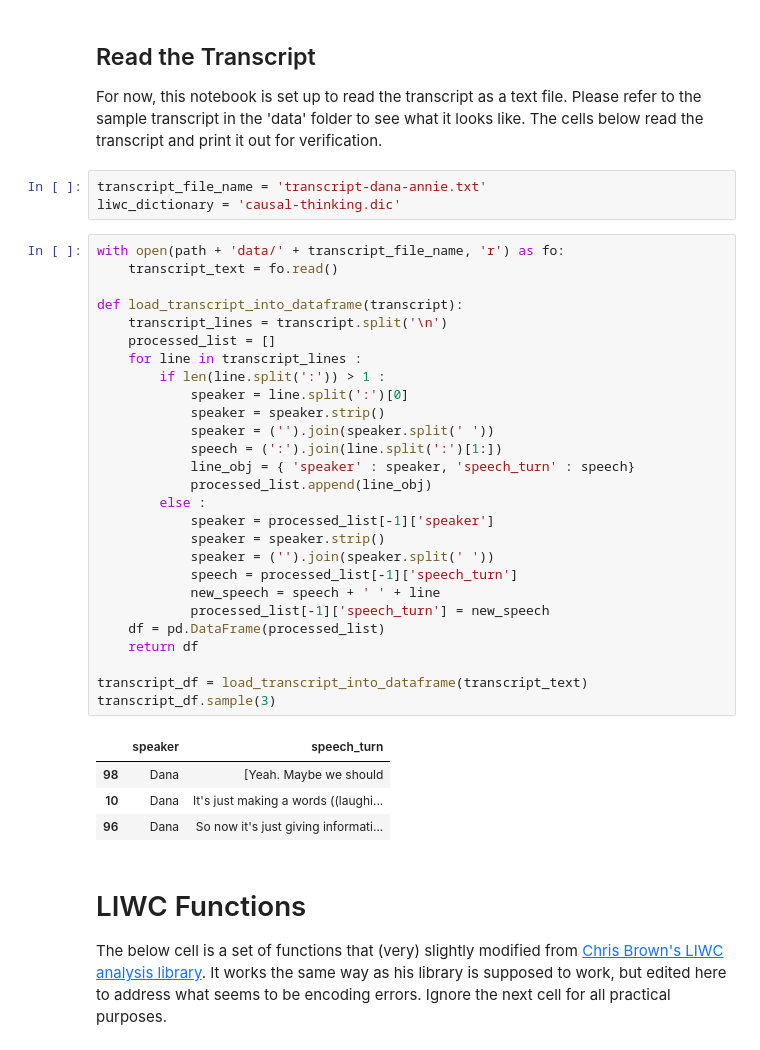
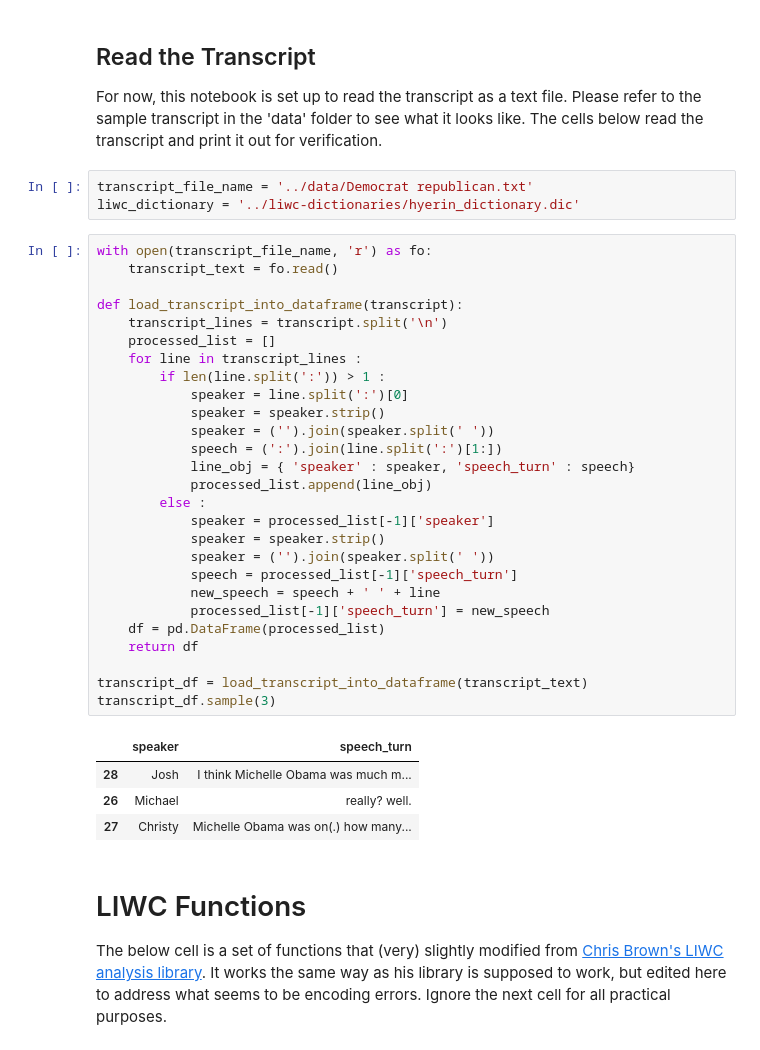
Before and after one commit to senthilchandrasegaran/designing-intelligence, a Jupyter notebook: notebooks/LIWC_Analysis.ipynb, the cells around one changed output. Cells and saved outputs as stored; diff of their text form.

```diff
--- a/notebooks/LIWC_Analysis.ipynb
+++ b/notebooks/LIWC_Analysis.ipynb
@@ -54,40 +54,40 @@ def printmd(string):
 ## Read the Transcript
 For now, this notebook is set up to read the transcript as a text file. Please refer to the sample transcript in the 'data' folder to see what it looks like. The cells below read the transcript and print it out for verification.
 # %%
-transcript_file_name = 'transcript-dana-annie.txt'
-liwc_dictionary = 'causal-thinking.dic'
+transcript_file_name = '../data/Democrat republican.txt'
+liwc_dictionary = '../liwc-dictionaries/hyerin_dictionary.dic'
 # %%
-with open(path + 'data/' + transcript_file_name, 'r') as fo:
+with open(transcript_file_name, 'r') as fo:
     transcript_text = fo.read()
 
 def load_transcript_into_dataframe(transcript):
     transcript_lines = transcript.split('\n')
     processed_list = []
     for line in transcript_lines :
         if len(line.split(':')) > 1 :
             speaker = line.split(':')[0]
             speaker = speaker.strip()
             speaker = ('').join(speaker.split(' '))
             speech = (':').join(line.split(':')[1:])
             line_obj = { 'speaker' : speaker, 'speech_turn' : speech}
             processed_list.append(line_obj)
         else :
             speaker = processed_list[-1]['speaker']
             speaker = speaker.strip()
             speaker = ('').join(speaker.split(' '))
             speech = processed_list[-1]['speech_turn']
             new_speech = speech + ' ' + line
             processed_list[-1]['speech_turn'] = new_speech
     df = pd.DataFrame(processed_list)
     return df
 
 transcript_df = load_transcript_into_dataframe(transcript_text)
 transcript_df.sample(3)
 # %% [output]
 |  | speaker | speech_turn |
-| 98 | Dana | [Yeah. Maybe we should |
-| 10 | Dana | It's just making a words ((laughi... |
-| 96 | Dana | So now it's just giving informati... |
+| 28 | Josh | I think Michelle Obama was much m... |
+| 26 | Michael | really? well. |
+| 27 | Christy | Michelle Obama was on(.) how many... |
 # %% [markdown]
 # LIWC Functions
 The below cell is a set of functions that (very) slightly modified from [Chris Brown's LIWC analysis library](https://github.com/chbrown/liwc-python). It works the same way as his library is supposed to work, but edited here to address what seems to be encoding errors. Ignore the next cell for all practical purposes.
```
Also changed, not shown: parts of 8 cells of this notebook, 2 other files.
